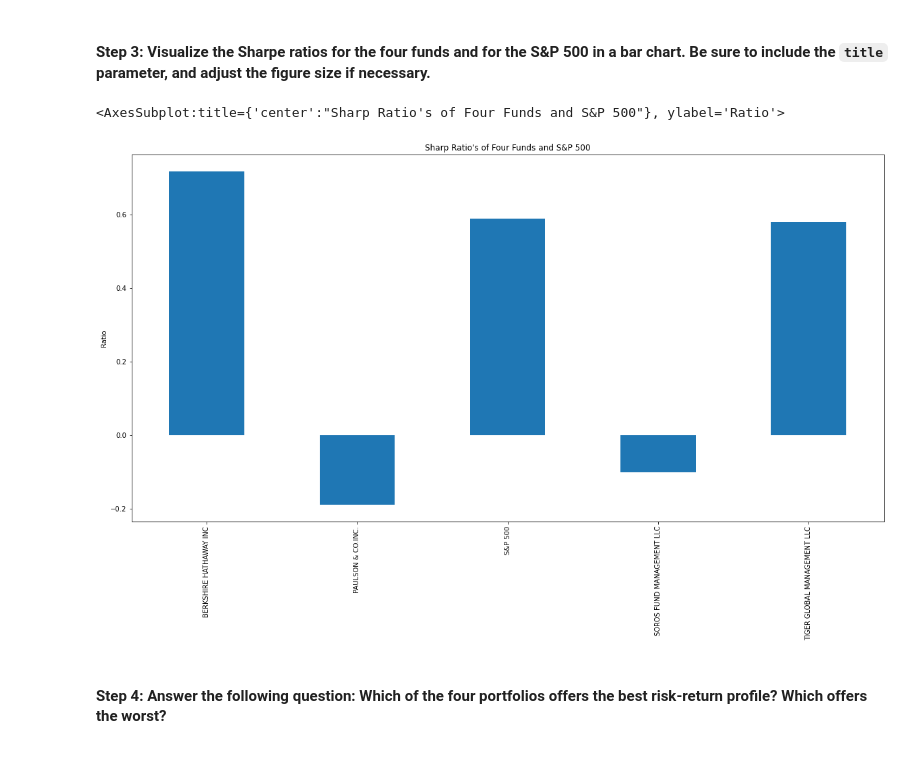
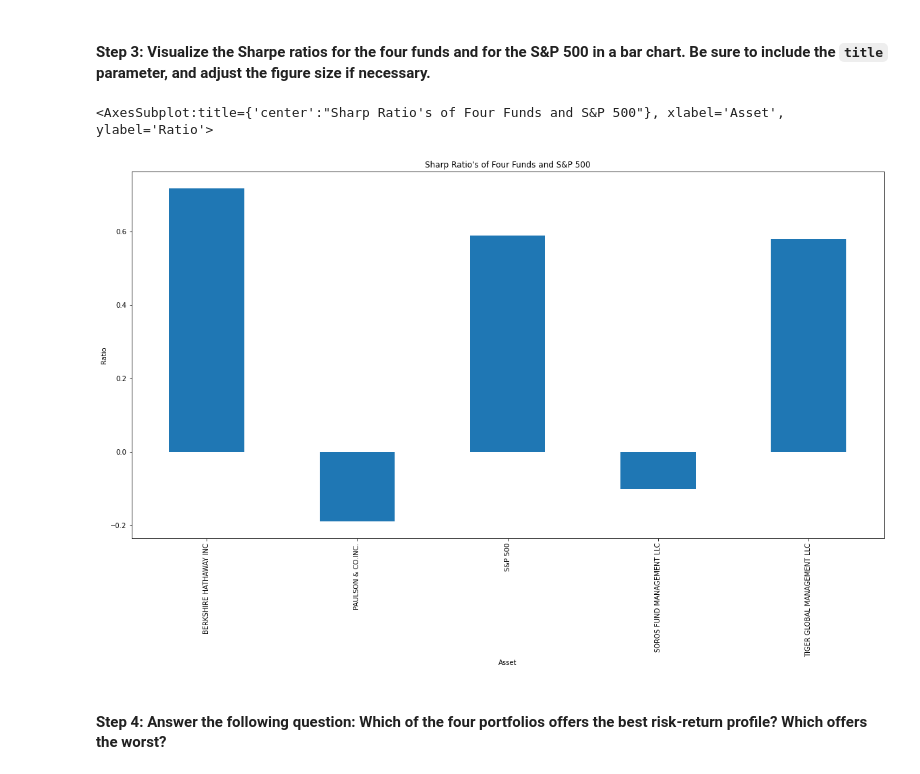
Before and after one commit to kheller18/retirement-portfolio-planning, a Jupyter notebook: risk_return_analysis.ipynb, the cells around one changed output. Cells and saved outputs as stored; diff of their text form; code cells hidden in the pictures.

```diff
--- a/risk_return_analysis.ipynb
+++ b/risk_return_analysis.ipynb
@@ -346,10 +367,15 @@ dtype: float64
 # %%
 # Visualize the Sharpe ratios as a bar chart
 # Include a title parameter and adjust the figure size
-sharpe_ratio.plot.bar(figsize=(20, 10), title="Sharp Ratio's of Four Funds and S&P 500", ylabel="Ratio")
+sharpe_ratio.plot.bar(
+    figsize=(20, 10),
+    title="Sharp Ratio's of Four Funds and S&P 500",
+    xlabel="Asset",
+    ylabel="Ratio"
+)
 # %% [output]
-<AxesSubplot:title={'center':"Sharp Ratio's of Four Funds and S&P 500"}, ylabel='Ratio'>
+<AxesSubplot:title={'center':"Sharp Ratio's of Four Funds and S&P 500"}, xlabel='Asset', ylabel='Ratio'>
-[figure, old version]
+[figure, new version]
 # %% [markdown]
 #### Step 4: Answer the following question: Which of the four portfolios offers the best risk-return profile? Which offers the worst?
 # %% [markdown]
```
Also changed, not shown: parts of 7 cells of this notebook, 1 other file.
